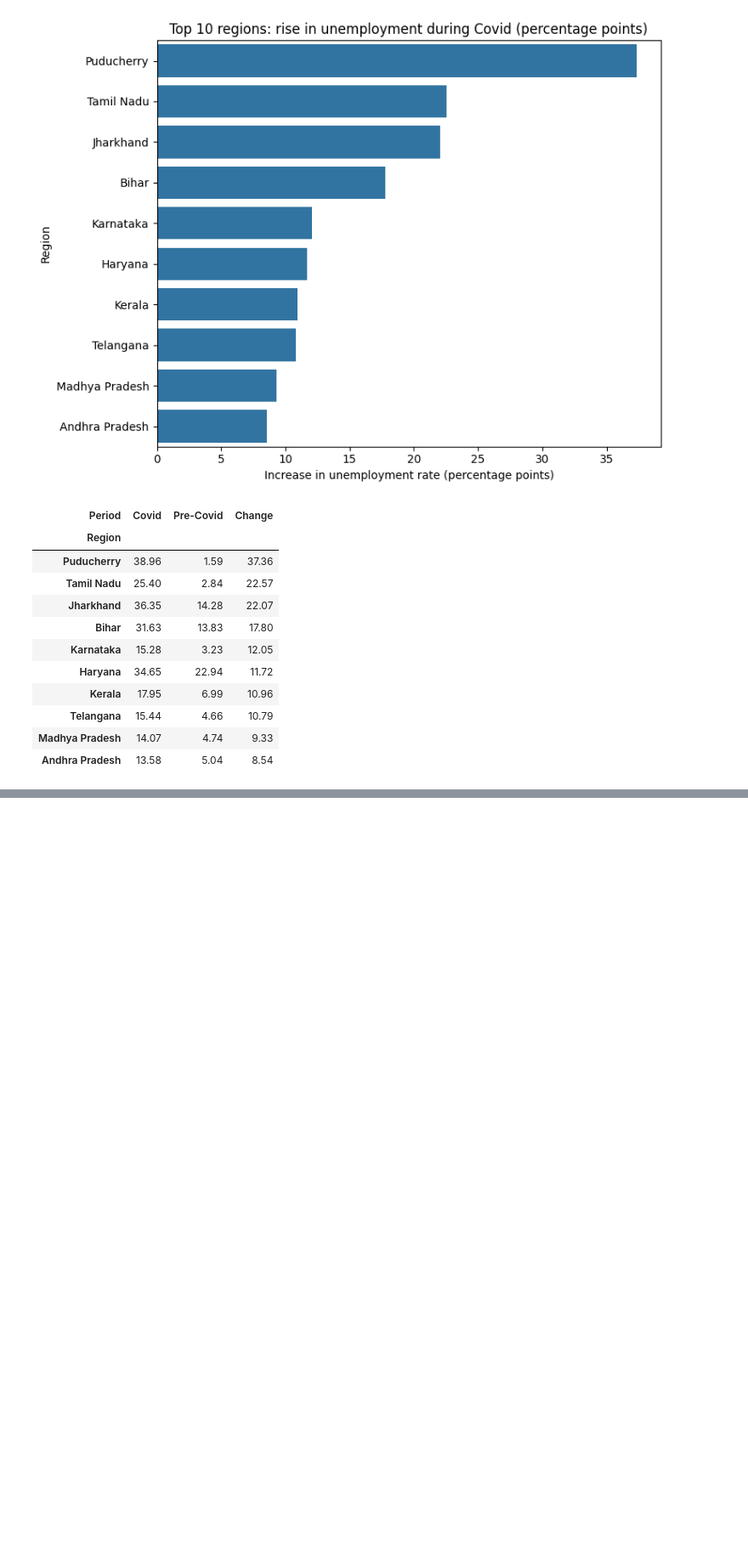
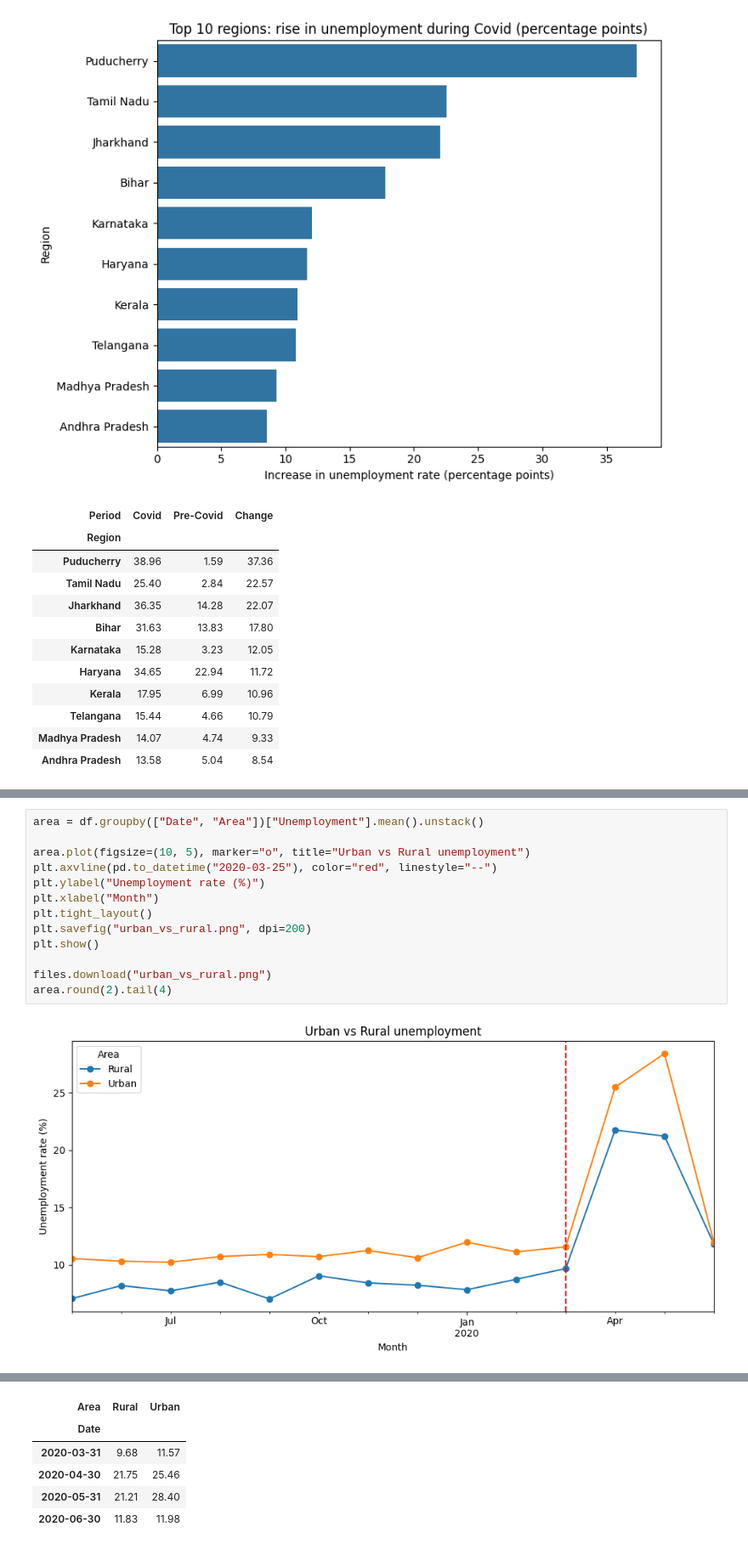
Before and after one commit to Ibrahim-Hidayat/CodeAlpha_Unemployment_Analysis, a Jupyter notebook: Unemployment_Analysis.ipynb, the cells around one changed output, grey strips where cells are left out. Shown at 85% size. Saved outputs shown, nothing was run; the diff lists cells and outputs as text; blank space fills up the shorter version.

Commit message:
Add urban vs rural analysis

```diff
--- a/Unemployment_Analysis.ipynb
+++ b/Unemployment_Analysis.ipynb
@@ -135,3 +135,18 @@ files.download("covid_impact_by_region.png")
 # %% [output]
 [interactive output not drawn]
 [interactive output not drawn]
+# %%
+area = df.groupby(["Date", "Area"])["Unemployment"].mean().unstack()
+
+area.plot(figsize=(10, 5), marker="o", title="Urban vs Rural unemployment")
+plt.axvline(pd.to_datetime("2020-03-25"), color="red", linestyle="--")
+plt.ylabel("Unemployment rate (%)")
+plt.xlabel("Month")
+plt.tight_layout()
+plt.savefig("urban_vs_rural.png", dpi=200)
+plt.show()
+
+files.download("urban_vs_rural.png")
+area.round(2).tail(4)
+# %% [output]
+[figure, added]
@@ -137,0 +155,6 @@ files.download("covid_impact_by_region.png")
+| Area | Rural | Urban |
+| Date |  |  |
+| 2020-03-31 | 9.68 | 11.57 |
+| 2020-04-30 | 21.75 | 25.46 |
+| 2020-05-31 | 21.21 | 28.40 |
+| 2020-06-30 | 11.83 | 11.98 |
```
Also changed, not shown: parts of 1 cell of this notebook.
